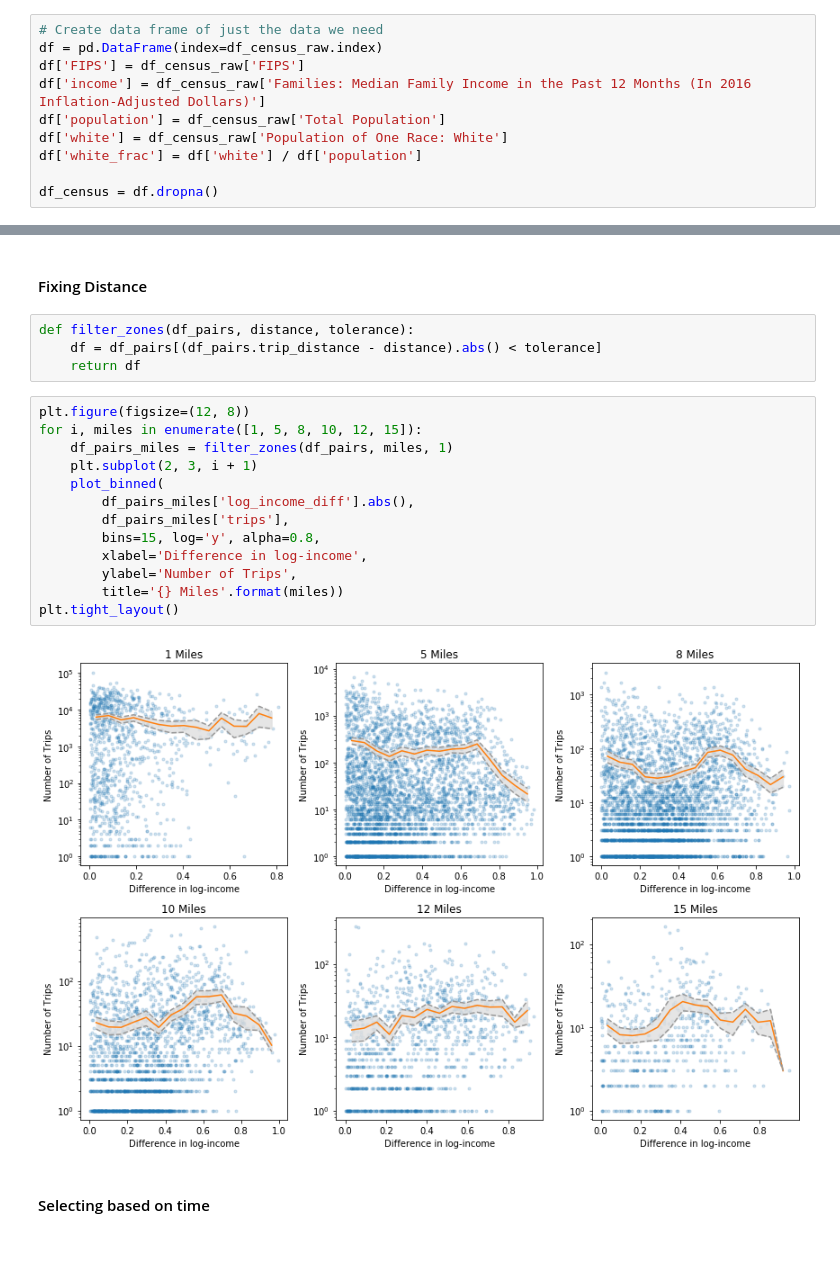
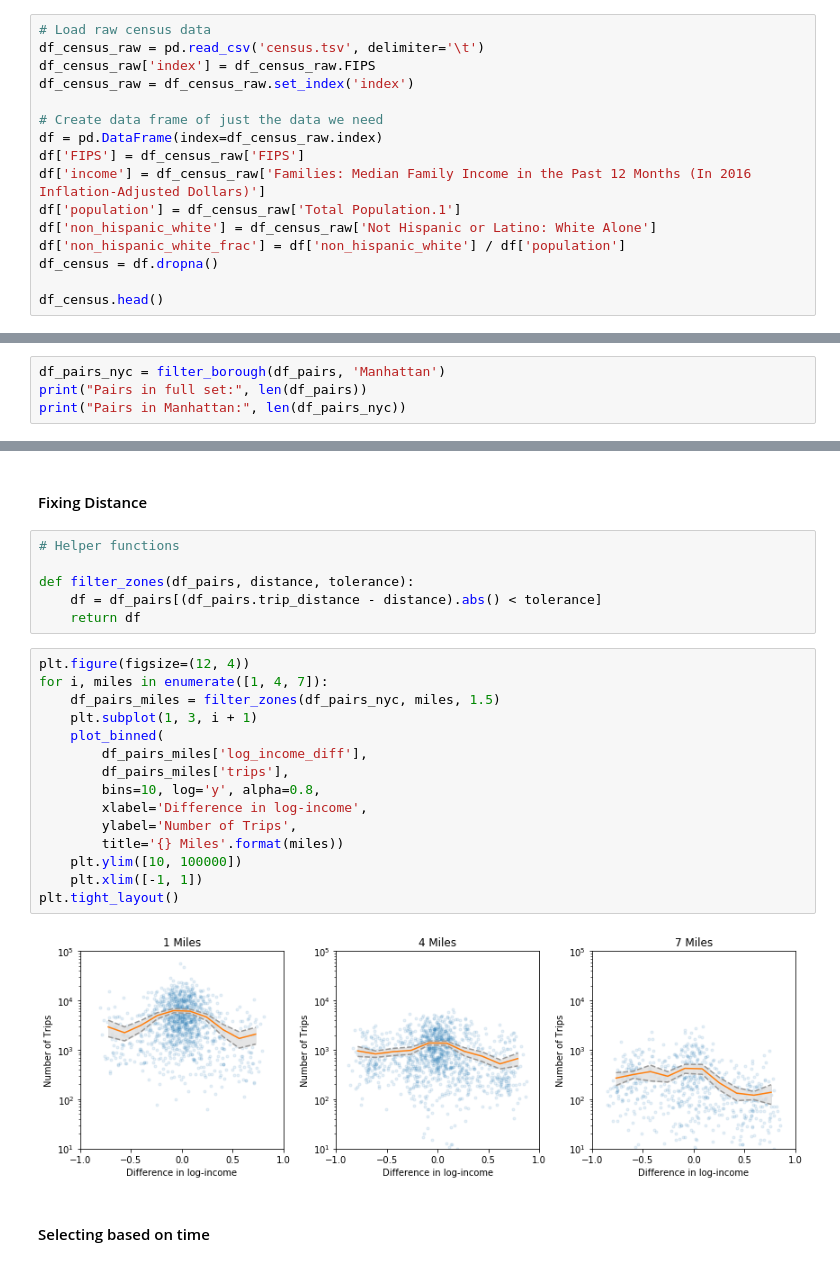
Before and after one commit to UM-CSS/CSSLabs-Extra, a Jupyter notebook: Extra.ipynb, the cells around one changed output, grey strips where cells are left out. Drawn from its saved outputs; the diff is of its cells as text.

```diff
--- a/Extra.ipynb
+++ b/Extra.ipynb
@@ -36,10 +35,16 @@ df_census_raw = df_census_raw.set_index('index')
 # %%
+# Load raw census data
+df_census_raw = pd.read_csv('census.tsv', delimiter='\t')
+df_census_raw['index'] = df_census_raw.FIPS
+df_census_raw = df_census_raw.set_index('index')
+
 # Create data frame of just the data we need
 df = pd.DataFrame(index=df_census_raw.index)
 df['FIPS'] = df_census_raw['FIPS']
 df['income'] = df_census_raw['Families: Median Family Income in the Past 12 Months (In 2016 Inflation-Adjusted Dollars)']
-df['population'] = df_census_raw['Total Population']
-df['white'] = df_census_raw['Population of One Race: White']
-df['white_frac'] = df['white'] / df['population']
+df['population'] = df_census_raw['Total Population.1']
+df['non_hispanic_white'] = df_census_raw['Not Hispanic or Latino: White Alone']
+df['non_hispanic_white_frac'] = df['non_hispanic_white'] / df['population']
+df_census = df.dropna()
 
-df_census = df.dropna()
+df_census.head()
@@ -564,0 +687,4 @@ def plot_binned(x, y, alpha=1, bins=30, log=None, xlabel=None, ylabel=None, titl
+# %%
+df_pairs_nyc = filter_borough(df_pairs, 'Manhattan')
+print("Pairs in full set:", len(df_pairs))
+print("Pairs in Manhattan:", len(df_pairs_nyc))
@@ -589,24 +718,28 @@ plt.ylim([0.9, 50000])
 # %% [markdown]
 #### Fixing Distance
 # %%
+# Helper functions
+
 def filter_zones(df_pairs, distance, tolerance):
     df = df_pairs[(df_pairs.trip_distance - distance).abs() < tolerance]
     return df
 # %%
-plt.figure(figsize=(12, 8))
-for i, miles in enumerate([1, 5, 8, 10, 12, 15]):
-    df_pairs_miles = filter_zones(df_pairs, miles, 1)
-    plt.subplot(2, 3, i + 1)
+plt.figure(figsize=(12, 4))
+for i, miles in enumerate([1, 4, 7]):
+    df_pairs_miles = filter_zones(df_pairs_nyc, miles, 1.5)
+    plt.subplot(1, 3, i + 1)
     plot_binned(
-        df_pairs_miles['log_income_diff'].abs(),
+        df_pairs_miles['log_income_diff'],
         df_pairs_miles['trips'],
-        bins=15, log='y', alpha=0.8,
+        bins=10, log='y', alpha=0.8,
         xlabel='Difference in log-income',
         ylabel='Number of Trips',
         title='{} Miles'.format(miles))
+    plt.ylim([10, 100000])
+    plt.xlim([-1, 1])
 plt.tight_layout()
 # %% [output]
-[figure, old version]
+[figure, new version]
 # %% [markdown]
 #### Selecting based on time
 # %%
```
Also changed, not shown: parts of 82 cells of this notebook.
